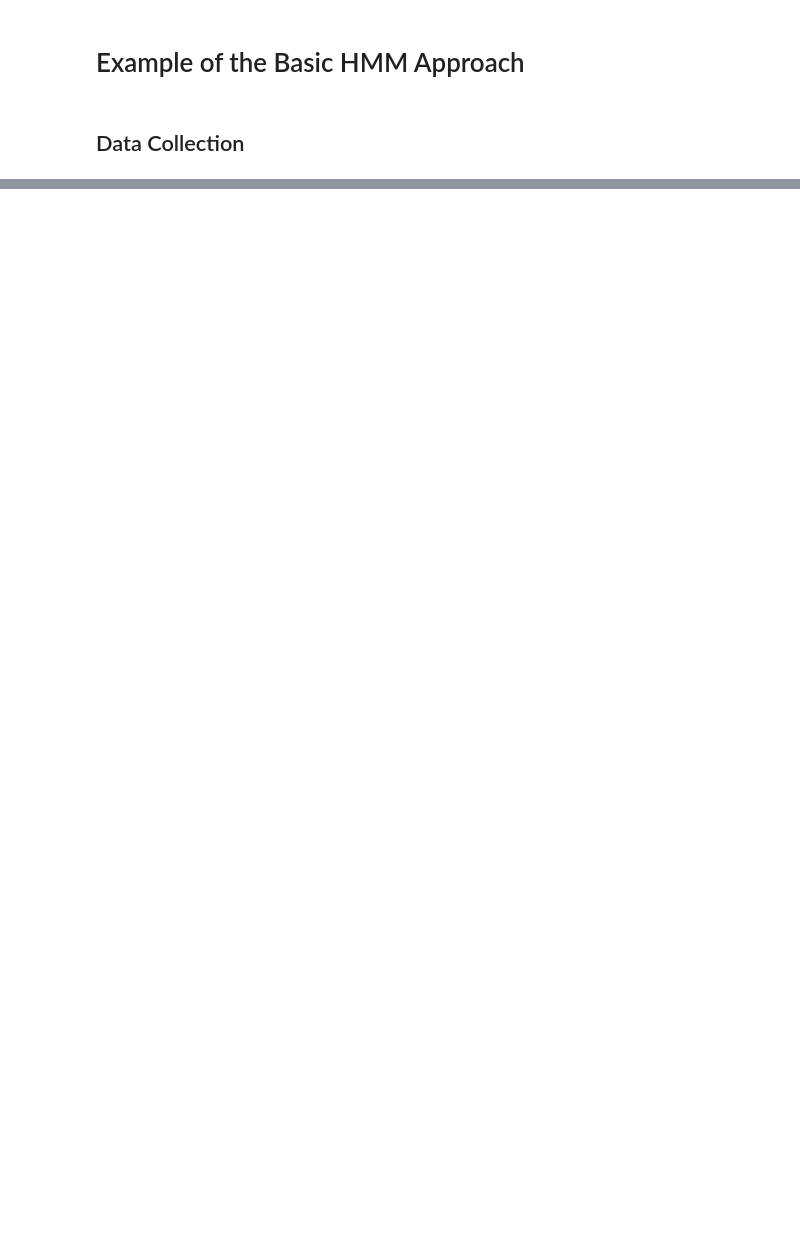
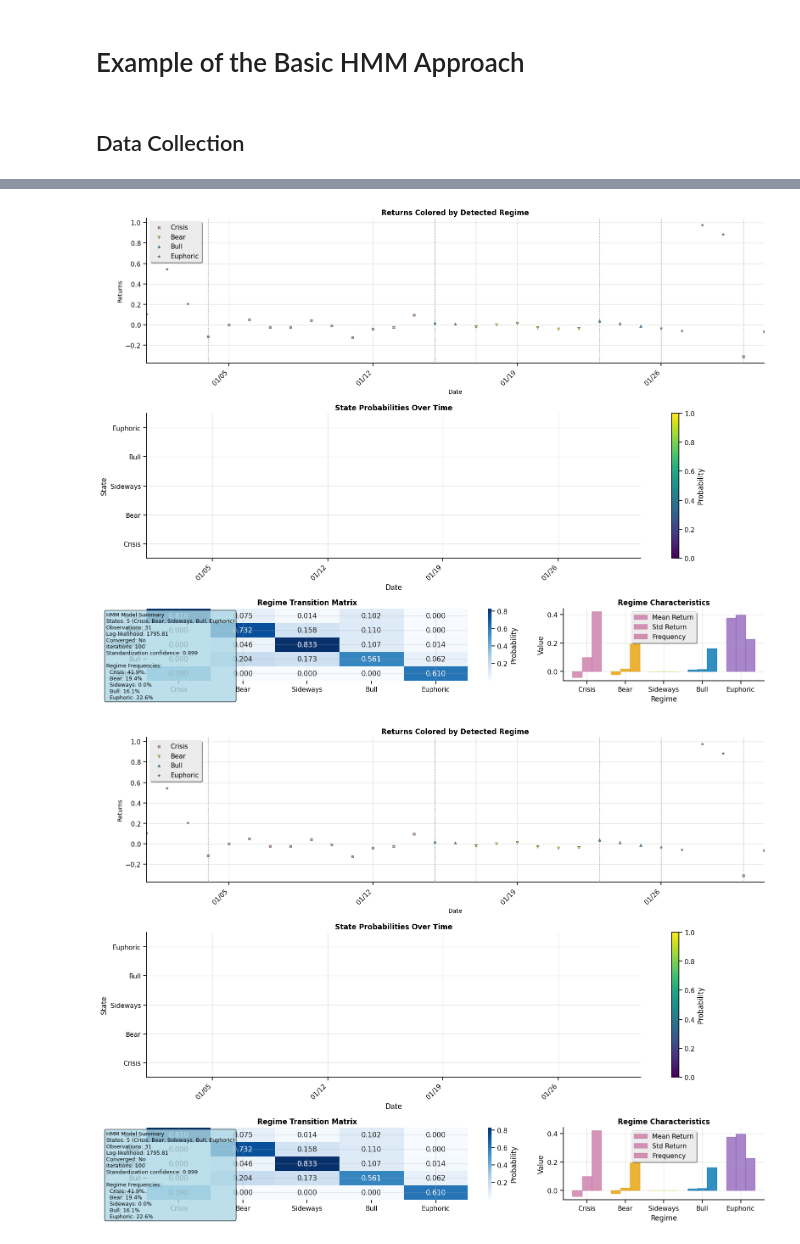
Before and after one commit to hidden-regime/hidden-regime, a Jupyter notebook: notebooks/StateStandarization.ipynb, the cells around one changed output, grey strips where cells are left out. Saved outputs shown, nothing was run; the diff lists cells and outputs as text; code cells hidden in the pictures; blank space fills up the shorter version.

```diff
--- a/notebooks/StateStandarization.ipynb
+++ b/notebooks/StateStandarization.ipynb
@@ -316,0 +91,7 @@ State: Bear(1)
+# %%
+future_end_date = datetime.strptime(FUTURE_DATE, DATE_FMT)
+future_looking_data = loader.load_stock_data(
+    ticker=TICKER,
+    start_date=end_date,# - timedelta(days=2),
+    end_date=future_end_date
+)
@@ -316,0 +102,5 @@ State: Bear(1)
+# %%
+hmm.plot(returns=future_looking_data['log_return'], dates=future_looking_data['date'])
+# %% [output]
+[figure, added]
+[figure, added]
```
Also changed, not shown: parts of 42 cells of this notebook, 3 other files.
